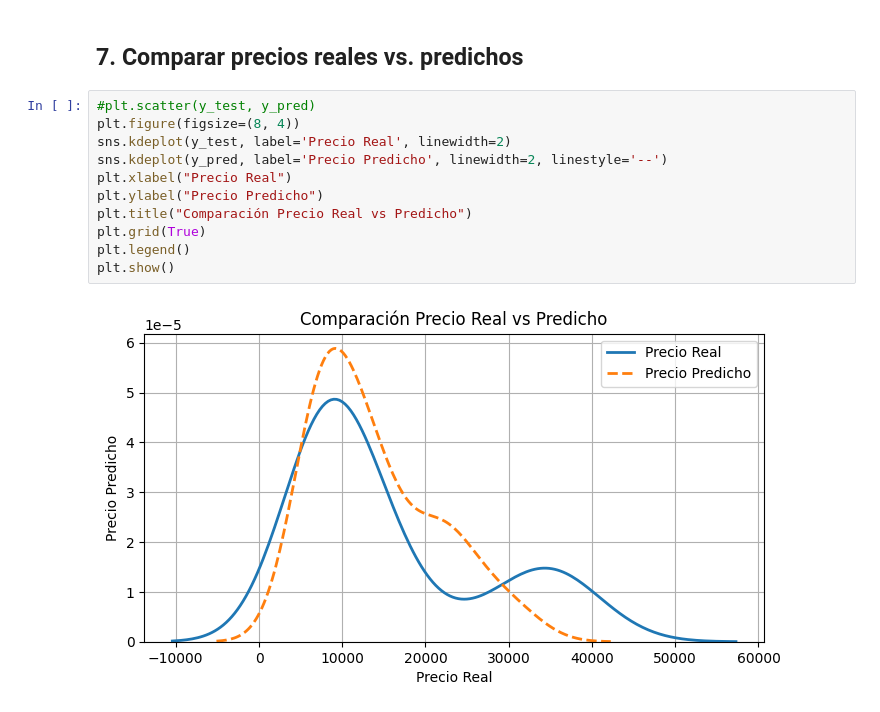
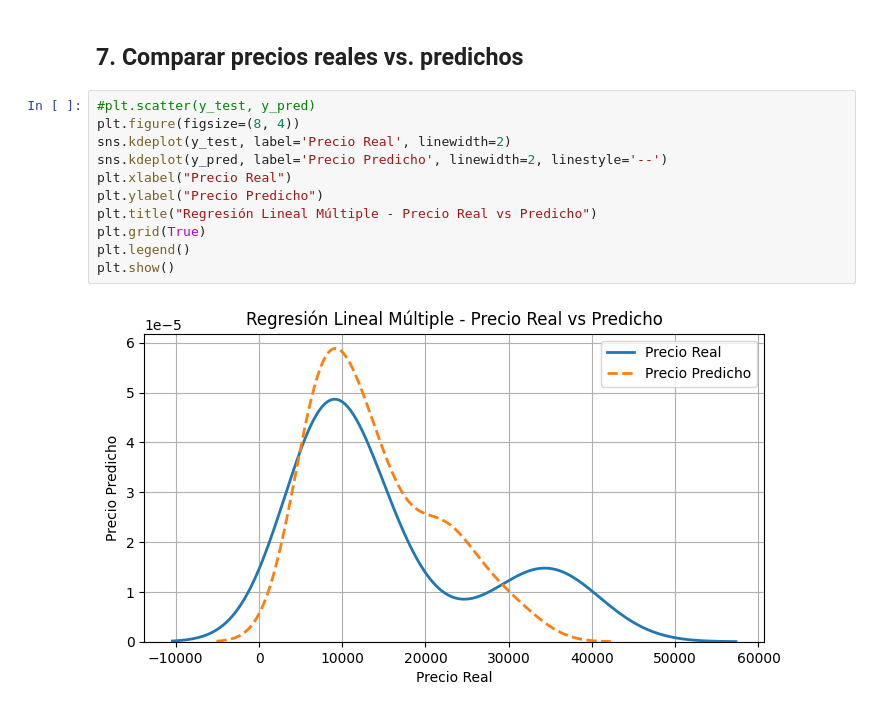
Before and after one commit to Jose-Gabriel-Rodriguez/MachineLearning, a Jupyter notebook: Unidad2/2_Regresion_Lineal_Multiple_Automobile.ipynb, the cells around one changed output. Cells and saved outputs as stored; diff of their text form.

```diff
--- a/Unidad2/2_Regresion_Lineal_Multiple_Automobile.ipynb
+++ b/Unidad2/2_Regresion_Lineal_Multiple_Automobile.ipynb
@@ -107,13 +107,13 @@ Intersección (bias): -22914.90
 # %%
 #plt.scatter(y_test, y_pred)
 plt.figure(figsize=(8, 4))
 sns.kdeplot(y_test, label='Precio Real', linewidth=2)
 sns.kdeplot(y_pred, label='Precio Predicho', linewidth=2, linestyle='--')
 plt.xlabel("Precio Real")
 plt.ylabel("Precio Predicho")
-plt.title("Comparación Precio Real vs Predicho")
+plt.title("Regresión Lineal Múltiple - Precio Real vs Predicho")
 plt.grid(True)
 plt.legend()
 plt.show()
 # %% [output]
-[figure, old version]
+[figure, new version]
```
